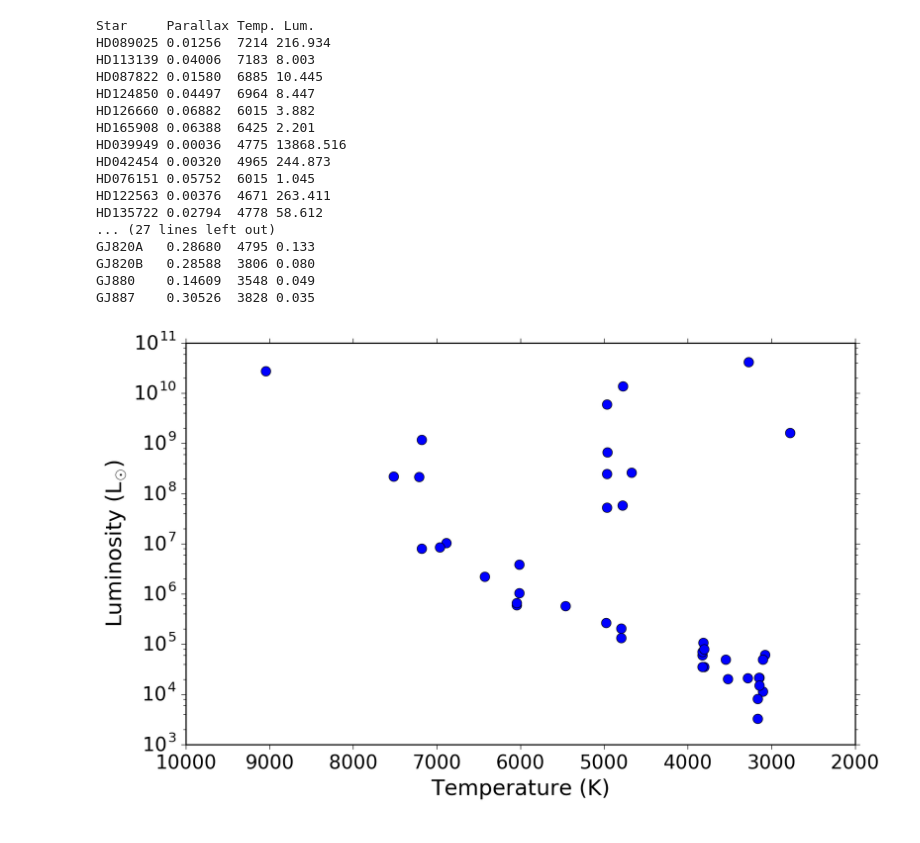
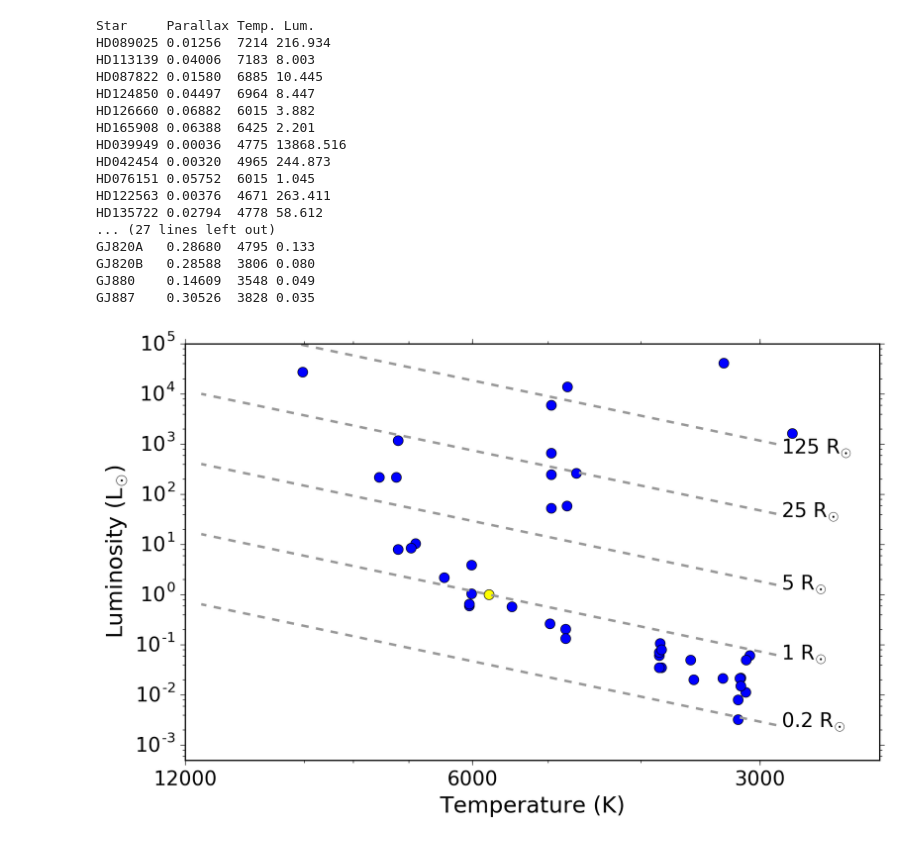
Before and after one commit to kevincovey/ASTR316_CompProbs, a Jupyter notebook: CompProb1/ASTR316_HRDiagram.ipynb, the cells around one changed output. Cells and saved outputs as stored; diff of their text form; code cells hidden in the pictures.

Commit message:
adding radius lines to HR diagram

```diff
--- a/CompProb1/ASTR316_HRDiagram.ipynb
+++ b/CompProb1/ASTR316_HRDiagram.ipynb
@@ -100,12 +100,25 @@ GJ820A   0.28680  4795 0.133
 GJ820B   0.28588  3806 0.080
 GJ880    0.14609  3548 0.049
 GJ887    0.30526  3828 0.035
-# %%
-plt.clf()
-plt.semilogy(temperature,luminosity, marker = 'o', linestyle = 'none')
-plt.xlim(10000,2000)
-xlabel = plt.xlabel('Temperature (K)')
-ylabel = plt.ylabel('Luminosity (L$_{\odot}$)');
-plt.savefig('HRdiagram.png')
-# %% [output]
-[figure, removed]
+# %%
+plt.clf()
+ax = plt.loglog(temperature,luminosity, marker = 'o', linestyle = 'none')
+plt.loglog(5770, 1, marker = 'o', color = 'yellow')
+plt.loglog([2885, 11540], [0.0625, 16], linestyle = 'dashed', color = '0.6')
+plt.loglog([2885, 11540], [0.0025, 0.64], linestyle = 'dashed', color = '0.6')
+plt.loglog([2885, 11540], [1.5625, 400], linestyle = 'dashed', color = '0.6')
+plt.loglog([2885, 11540], [40.625, 10000], linestyle = 'dashed', color = '0.6')
+plt.loglog([2885, 11540], [1000, 250000], linestyle = 'dashed', color = '0.6')
+plt.xlim(12000,2250)
+plt.ylim(0.0005,100000)
+bottomlabel = plt.annotate(r'0.2 R$_{\odot}$', xy = (2850, 0.00225), xytext = (2850, 0.00225))
+solarlabel = plt.annotate(r'1 R$_{\odot}$', xy = (2850, 0.05), xytext = (2850, 0.05))
+fivelabel = plt.annotate(r'5 R$_{\odot}$', xy = (2850, 1.25), xytext = (2850, 1.25))
+twentyfivelabel = plt.annotate(r'25 R$_{\odot}$', xy = (2850, 35), xytext = (2850, 35))
+onetwentyfivelabel = plt.annotate(r'125 R$_{\odot}$', xy = (2850, 650), xytext = (2850, 650))
+xlabel = plt.xlabel('Temperature (K)')
+ylabel = plt.ylabel('Luminosity (L$_{\odot}$)');
+plt.xticks([12000, 6000, 3000], [12000, 6000, 3000])
+plt.savefig('HRdiagram_wRadiiLines.png')
+# %% [output]
+[figure, added]
```
